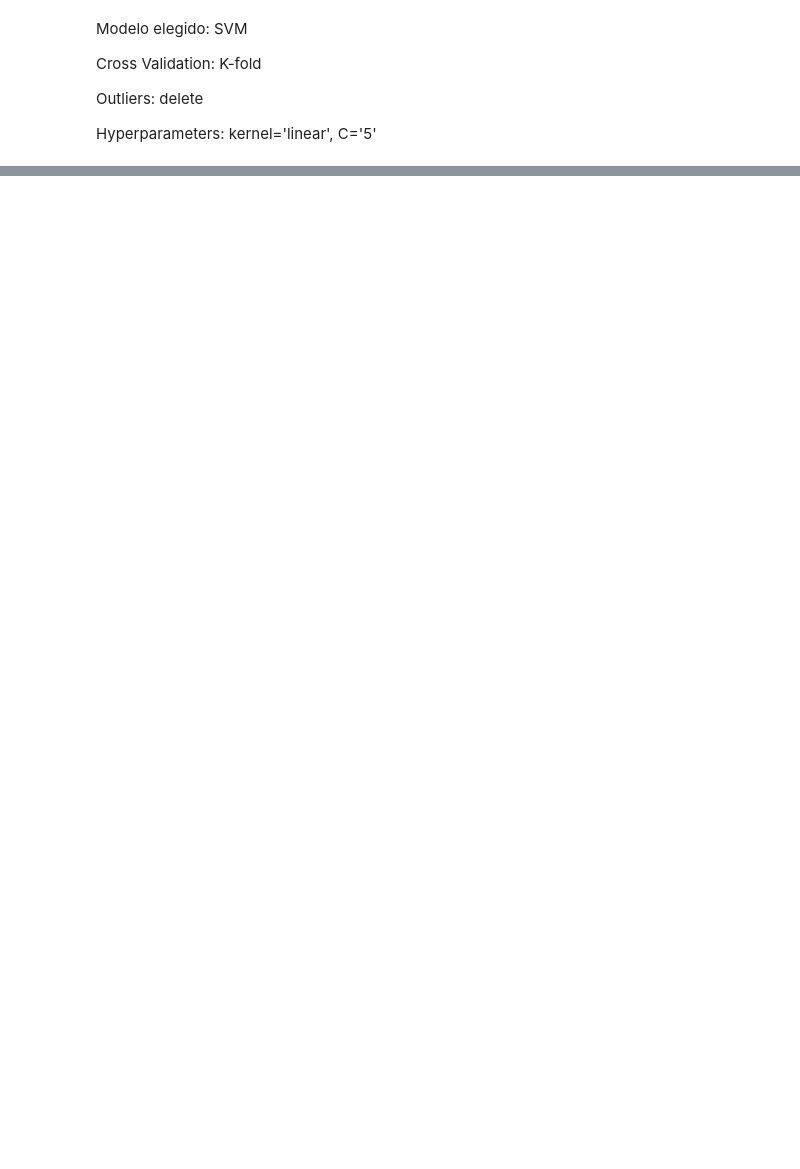
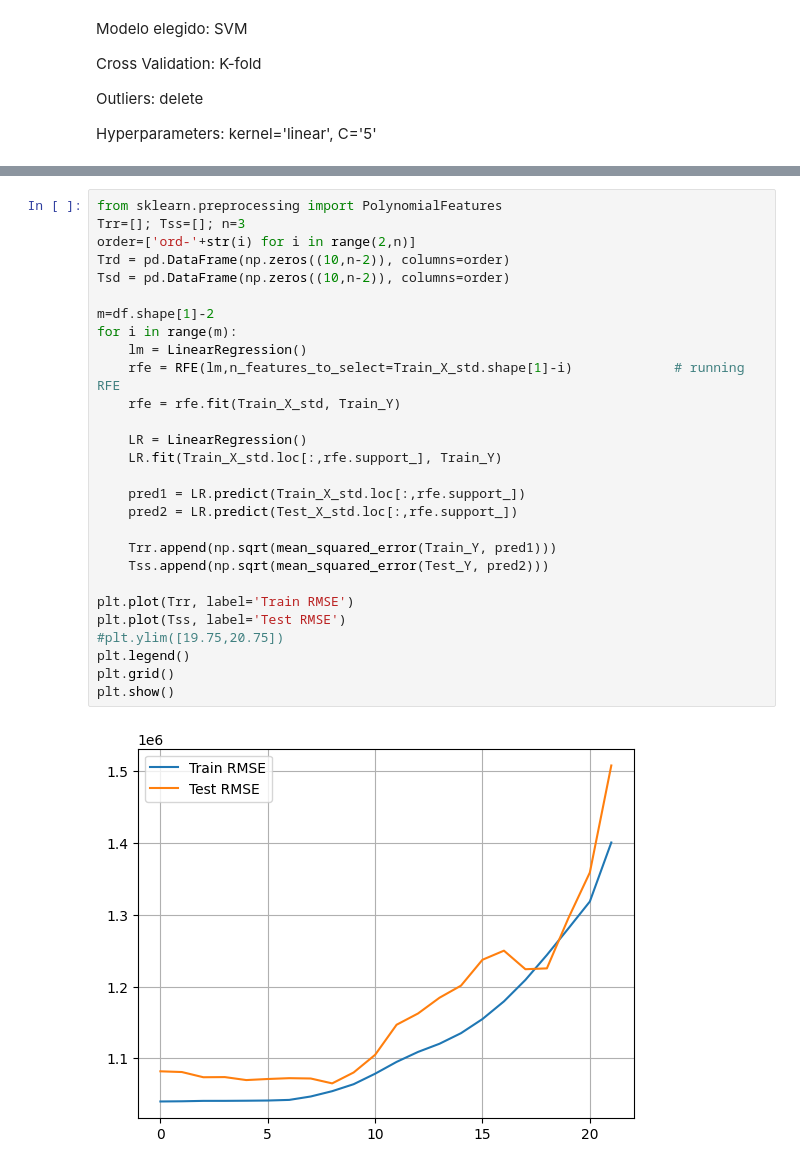
Before and after one commit to belenareal/machine_learning_projects, a Jupyter notebook: housing_prices/model.ipynb, the cells around one changed output, grey strips where cells are left out. Drawn from its saved outputs; the diff is of its cells as text; blank space fills up the shorter version.

```diff
--- a/housing_prices/model.ipynb
+++ b/housing_prices/model.ipynb
@@ -1073,0 +1264,30 @@ Hyperparameters: kernel='linear', C='5'
+# %%
+from sklearn.preprocessing import PolynomialFeatures
+Trr=[]; Tss=[]; n=3
+order=['ord-'+str(i) for i in range(2,n)]
+Trd = pd.DataFrame(np.zeros((10,n-2)), columns=order)
+Tsd = pd.DataFrame(np.zeros((10,n-2)), columns=order)
+
+m=df.shape[1]-2
+for i in range(m):
+    lm = LinearRegression()
+    rfe = RFE(lm,n_features_to_select=Train_X_std.shape[1]-i)             # running RFE
+    rfe = rfe.fit(Train_X_std, Train_Y)
+
+    LR = LinearRegression()
+    LR.fit(Train_X_std.loc[:,rfe.support_], Train_Y)
+
+    pred1 = LR.predict(Train_X_std.loc[:,rfe.support_])
+    pred2 = LR.predict(Test_X_std.loc[:,rfe.support_])
+
+    Trr.append(np.sqrt(mean_squared_error(Train_Y, pred1)))
+    Tss.append(np.sqrt(mean_squared_error(Test_Y, pred2)))
+
+plt.plot(Trr, label='Train RMSE')
+plt.plot(Tss, label='Test RMSE')
+#plt.ylim([19.75,20.75])
+plt.legend()
+plt.grid()
+plt.show()
+# %% [output]
+[figure, added]
```
Also changed, not shown: parts of 31 cells of this notebook, 3 other files.
